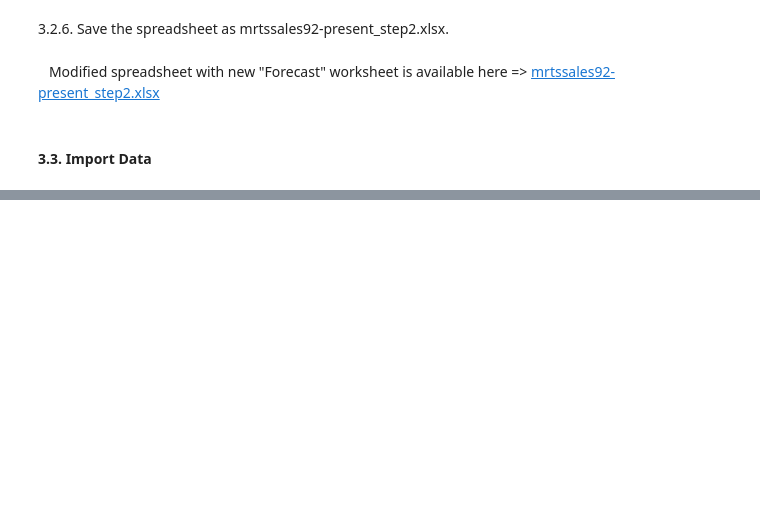
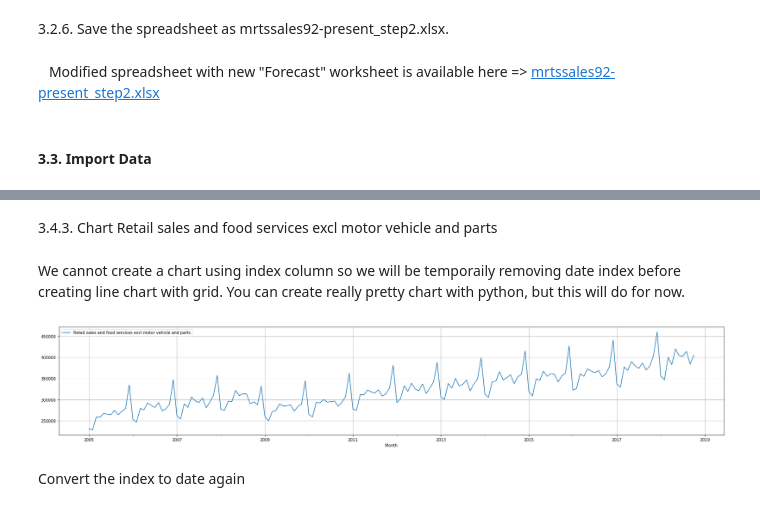
Before and after one commit to mediumworx/analytics, a Jupyter notebook: Forecasting/Forecasting using Python.ipynb, the cells around one changed output, grey strips where cells are left out. Saved outputs shown, nothing was run; the diff lists cells and outputs as text; code cells hidden in the pictures; blank space fills up the shorter version.

```diff
--- a/Forecasting/Forecasting using Python.ipynb
+++ b/Forecasting/Forecasting using Python.ipynb
@@ -86,0 +231,11 @@ We will need to format the data in Monthly Trade Report, so we can create a fore
+# %% [markdown]
+3.4.3. Chart Retail sales and food services excl motor vehicle and parts
+# %% [markdown]
+We cannot create a chart using index column so we will be temporaily removing date index before creating line chart with grid.  You can create really pretty chart with python, but this will do for now.
+# %%
+monthly_retail_data.reset_index().plot(x='Month', y='Retail sales and food services excl motor vehicle and parts', kind='line', grid=1)
+pyplot.show()
+# %% [output]
+[figure, added]
+# %% [markdown]
+Convert the index to date again
```
Also changed, not shown: parts of 123 cells of this notebook, 1 other file.
